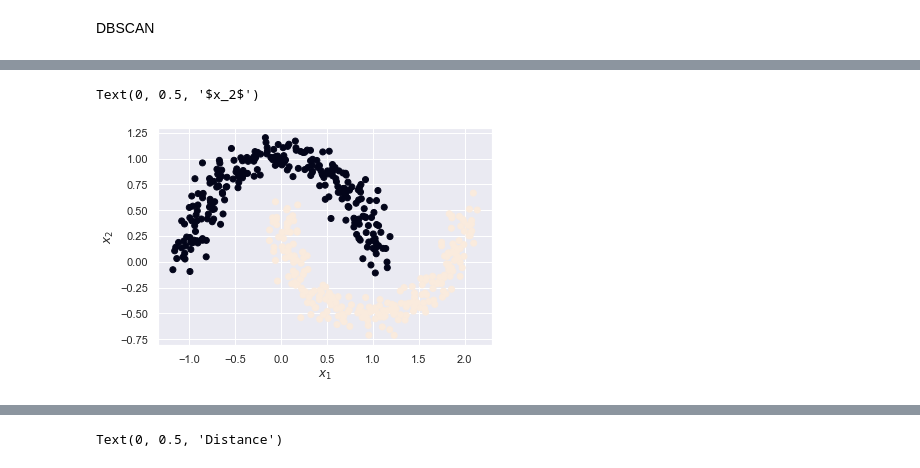
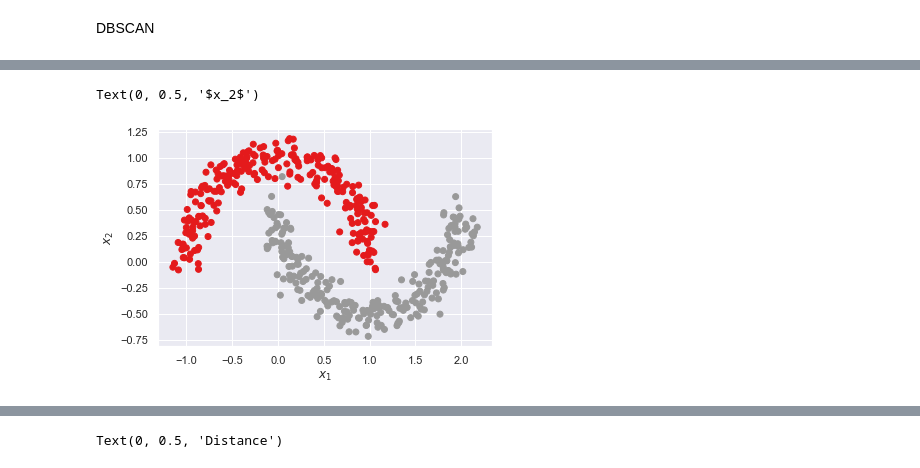
Before and after one commit to psyrgkan/DAFT_1022, a Jupyter notebook: Excercises/week8/Intro to Clustering.ipynb, the cells around one changed output, grey strips where cells are left out. Cells and saved outputs as stored; diff of their text form; code cells hidden in the pictures.

```diff
--- a/Excercises/week8/Intro to Clustering.ipynb
+++ b/Excercises/week8/Intro to Clustering.ipynb
@@ -203,10 +206,10 @@ df.head()
 # %%
-plt.scatter(x1[:, 0], x1[:, 1], c=y1, label=y1)
+plt.scatter(x1[:, 0], x1[:, 1], cmap='Set1', c=y1, label=y1)
 plt.xlabel("$x_1$")
 plt.ylabel("$x_2$")
 # %% [output]
 Text(0, 0.5, '$x_2$')
-[figure, old version]
+[figure, new version]
 # %%
 dbscan_cluster1 = DBSCAN()
 dbscan_cluster1.fit(x1)
```
Also changed, not shown: parts of 8 cells of this notebook, 4 other files.
